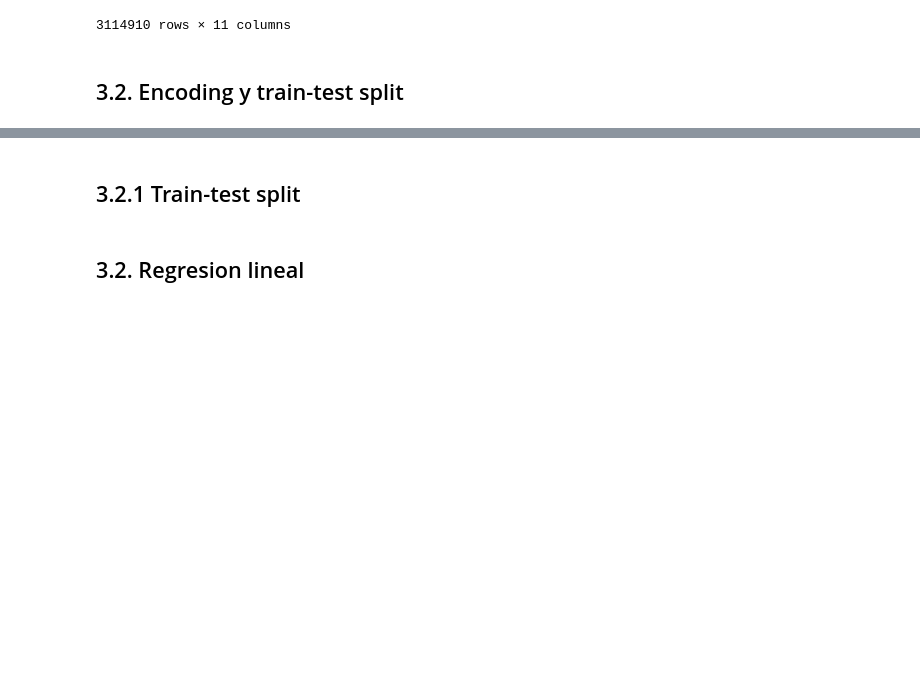
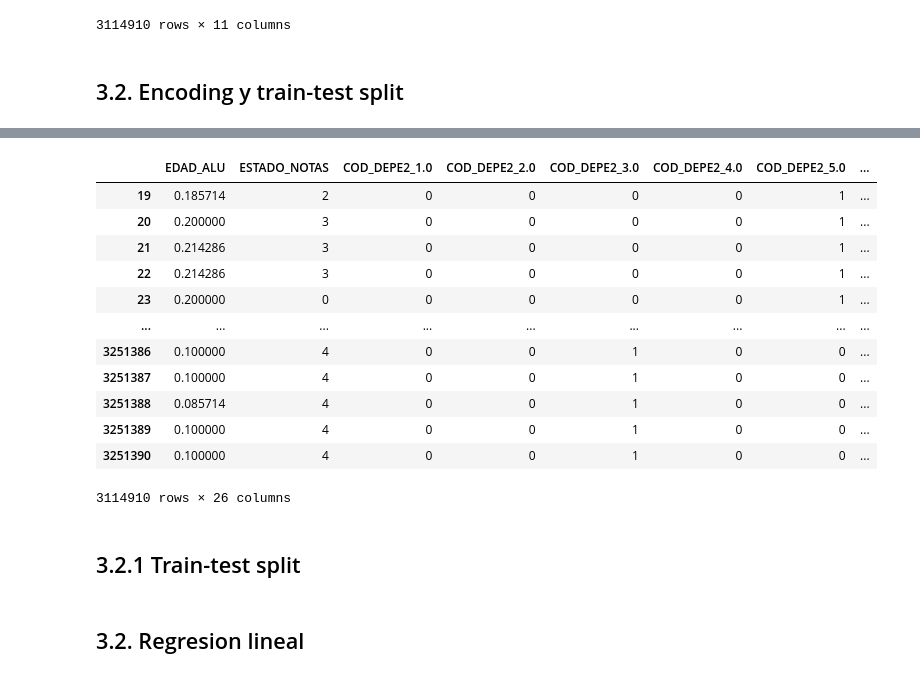
Before and after one commit to benja20029/IIC2433-Proyecto-Rendimiento-Academico, a Jupyter notebook: process_data.ipynb, the cells around one changed output, grey strips where cells are left out. Cells and saved outputs as stored; diff of their text form; code cells hidden in the pictures; blank space fills up the shorter version.

```diff
--- a/process_data.ipynb
+++ b/process_data.ipynb
@@ -476,4 +468,21 @@ encoded_df_1
 3114910 rows × 28 columns
+# %%
+balanced_data = encoded_df_1.drop(["PCA_1", "ASISTENCIA"], axis=1)
+balanced_data
+# %% [output]
+|  | EDAD_ALU | ESTADO_NOTAS | COD_DEPE2_1.0 | COD_DEPE2_2.0 | COD_DEPE2_3.0 | COD_DEPE2_4.0 | COD_DEPE2_5.0 | ... |
+| 19 | 0.185714 | 2 | 0 | 0 | 0 | 0 | 1 | ... |
+| 20 | 0.200000 | 3 | 0 | 0 | 0 | 0 | 1 | ... |
+| 21 | 0.214286 | 3 | 0 | 0 | 0 | 0 | 1 | ... |
+| 22 | 0.214286 | 3 | 0 | 0 | 0 | 0 | 1 | ... |
+| 23 | 0.200000 | 0 | 0 | 0 | 0 | 0 | 1 | ... |
+| ... | ... | ... | ... | ... | ... | ... | ... | ... |
+| 3251386 | 0.100000 | 4 | 0 | 0 | 1 | 0 | 0 | ... |
+| 3251387 | 0.100000 | 4 | 0 | 0 | 1 | 0 | 0 | ... |
+| 3251388 | 0.085714 | 4 | 0 | 0 | 1 | 0 | 0 | ... |
+| 3251389 | 0.100000 | 4 | 0 | 0 | 1 | 0 | 0 | ... |
+| 3251390 | 0.100000 | 4 | 0 | 0 | 1 | 0 | 0 | ... |
+3114910 rows × 26 columns
 # %% [markdown]
 ## 3.2.1 Train-test split
 # %%
```
Also changed, not shown: parts of 19 cells of this notebook.
